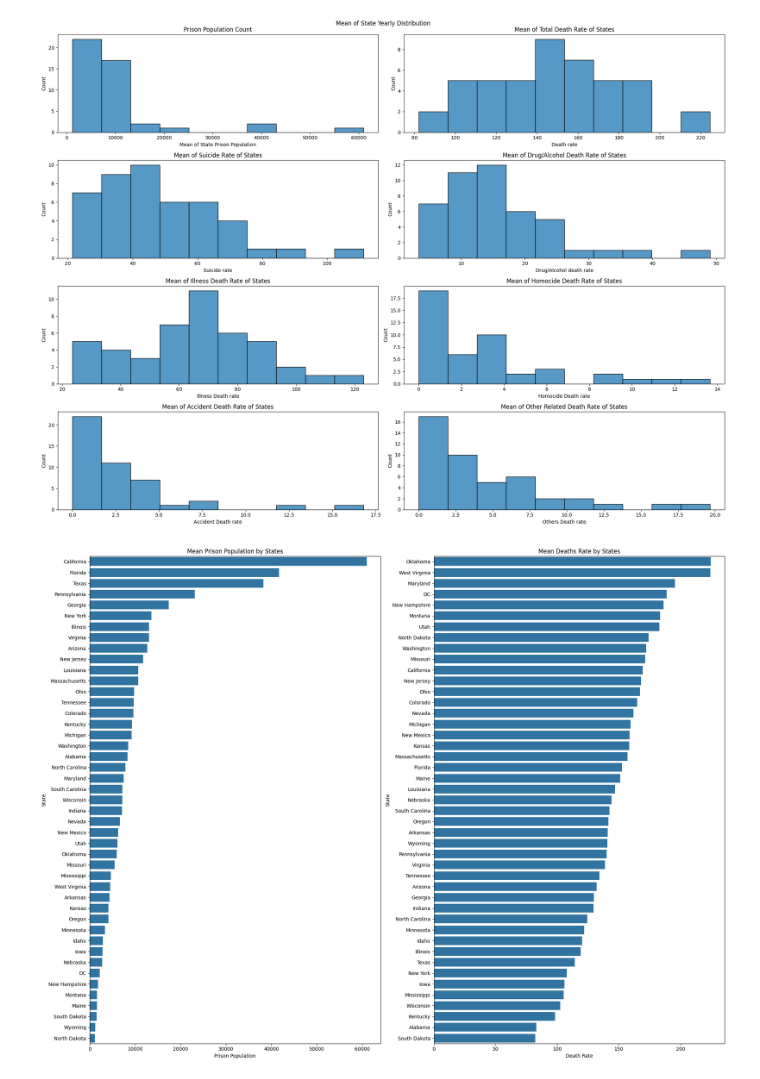
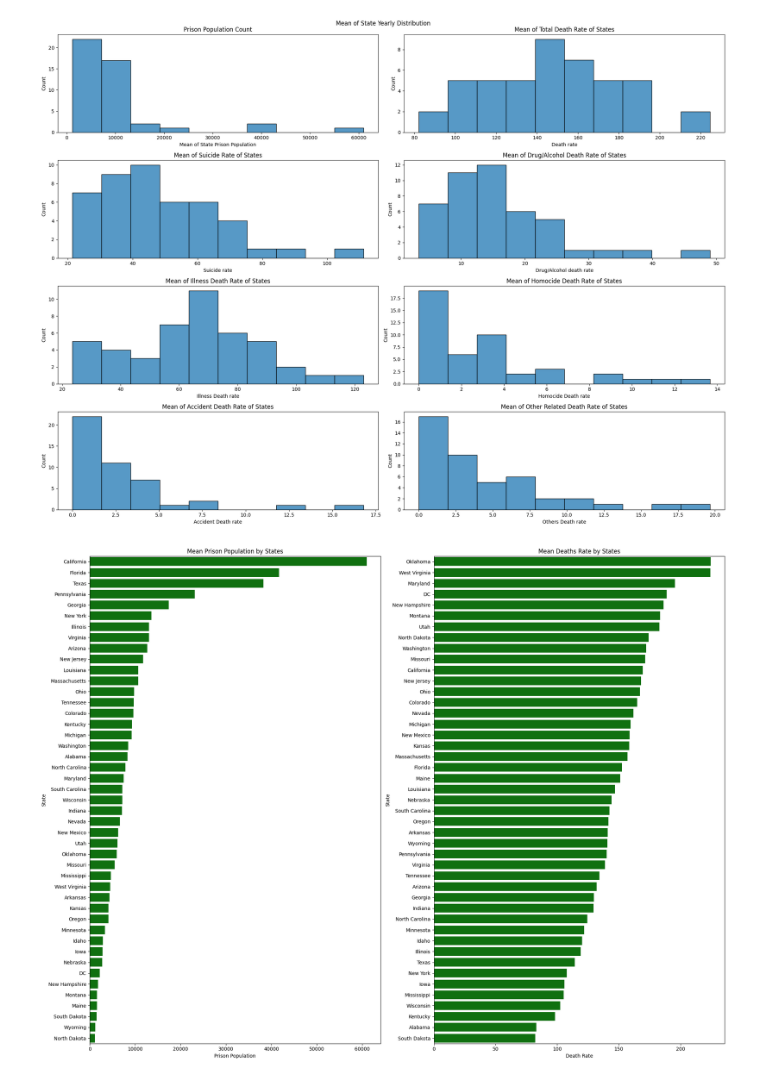
Before and after one commit to SeunGansallo/EDA-repo, a Jupyter notebook: eda.ipynb, the cells around one changed output. Saved outputs shown, nothing was run; the diff lists cells and outputs as text; code cells hidden in the pictures.

Commit message:
plotss

```diff
--- a/eda.ipynb
+++ b/eda.ipynb
@@ -152,18 +154,18 @@ plt.show()
 # %%
 fig, ax=plt.subplots(1,2, figsize=(20,15))
 
-sns.barplot(data=mean_state.sort_values('adp', ascending=False), x='adp', y='state', ax=ax[0])
+sns.barplot(data=mean_state.sort_values('adp', ascending=False), x='adp', y='state', ax=ax[0], color='green')
 ax[0].set_title('Mean Prison Population by States')
 ax[0].set_xlabel('Prison Population')
 ax[0].set_ylabel('State')
 
-sns.barplot(data=mean_state.sort_values('total', ascending=False), x='total', y='state', ax=ax[1])
+sns.barplot(data=mean_state.sort_values('total', ascending=False), x='total', y='state', ax=ax[1], color='green')
 ax[1].set_title('Mean Deaths Rate by States')
 ax[1].set_xlabel('Death Rate')
 ax[1].set_ylabel('State')
 
 fig.tight_layout()
 
 plt.show()
 # %% [output]
-[figure, old version]
+[figure, new version]
```
Also changed, not shown: parts of 4 cells of this notebook.
